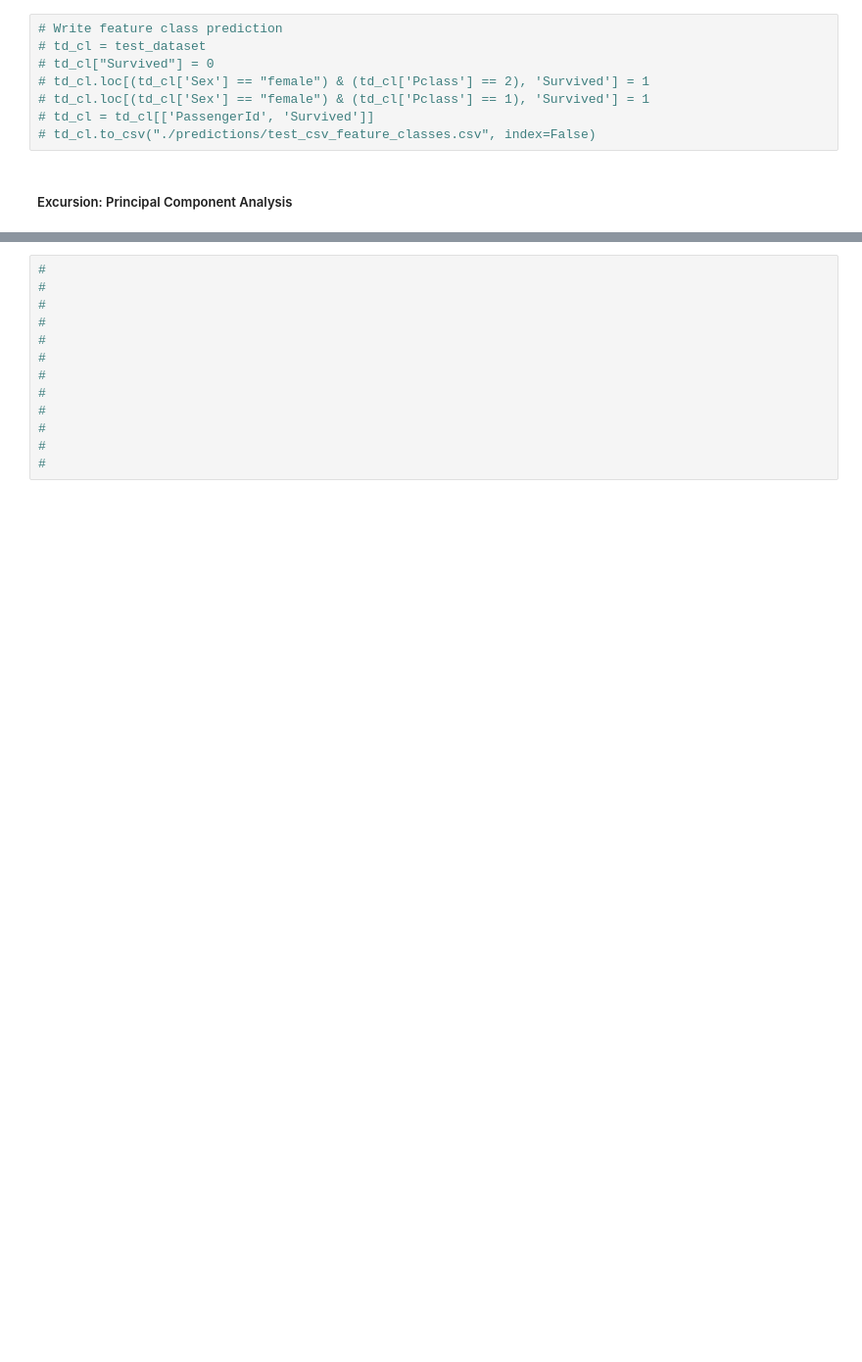
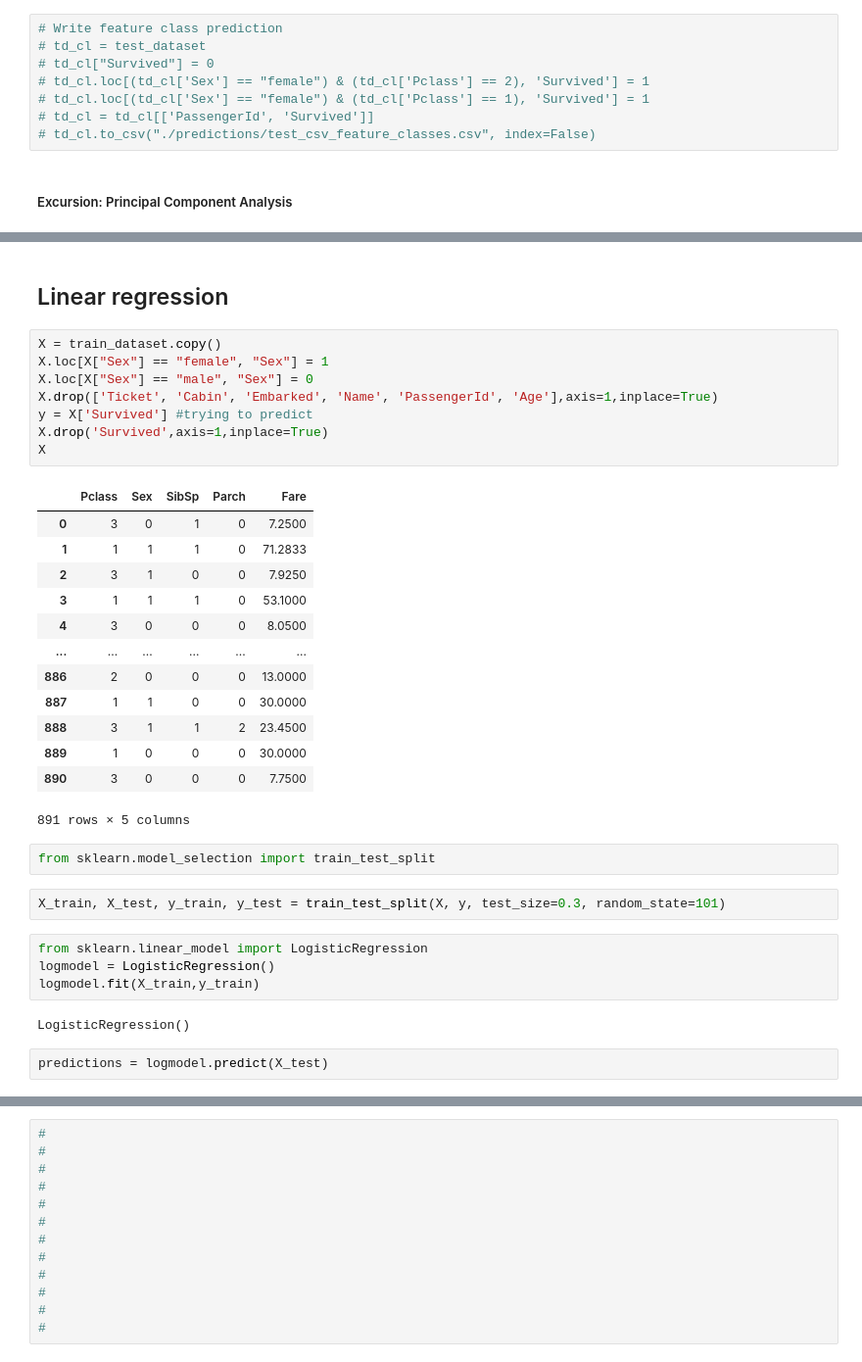
Before and after one commit to georgboehmGithub/Titanic, a Jupyter notebook: TitanicSurvival.ipynb, the cells around one changed output, grey strips where cells are left out. Shown at 98% size. Drawn from its saved outputs; the diff is of its cells as text; blank space fills up the shorter version.

Commit message:
added Logistic regression

```diff
--- a/TitanicSurvival.ipynb
+++ b/TitanicSurvival.ipynb
@@ -194,0 +152,36 @@ plt.legend(targets,prop={'size': 15})
+# %% [markdown]
+## Linear regression
+# %%
+X = train_dataset.copy()
+X.loc[X["Sex"] == "female", "Sex"] = 1
+X.loc[X["Sex"] == "male", "Sex"] = 0
+X.drop(['Ticket', 'Cabin', 'Embarked', 'Name', 'PassengerId', 'Age'],axis=1,inplace=True)
+y = X['Survived'] #trying to predict
+X.drop('Survived',axis=1,inplace=True)
+X
+# %% [output]
+|  | Pclass | Sex | SibSp | Parch | Fare |
+| 0 | 3 | 0 | 1 | 0 | 7.2500 |
+| 1 | 1 | 1 | 1 | 0 | 71.2833 |
+| 2 | 3 | 1 | 0 | 0 | 7.9250 |
+| 3 | 1 | 1 | 1 | 0 | 53.1000 |
+| 4 | 3 | 0 | 0 | 0 | 8.0500 |
+| ... | ... | ... | ... | ... | ... |
+| 886 | 2 | 0 | 0 | 0 | 13.0000 |
+| 887 | 1 | 1 | 0 | 0 | 30.0000 |
+| 888 | 3 | 1 | 1 | 2 | 23.4500 |
+| 889 | 1 | 0 | 0 | 0 | 30.0000 |
+| 890 | 3 | 0 | 0 | 0 | 7.7500 |
+891 rows × 5 columns
+# %%
+from sklearn.model_selection import train_test_split
+# %%
+X_train, X_test, y_train, y_test = train_test_split(X, y, test_size=0.3, random_state=101)
+# %%
+from sklearn.linear_model import LogisticRegression
+logmodel = LogisticRegression()
+logmodel.fit(X_train,y_train)
+# %% [output]
+LogisticRegression()
+# %%
+predictions = logmodel.predict(X_test)
```
Also changed, not shown: parts of 12 cells of this notebook.
